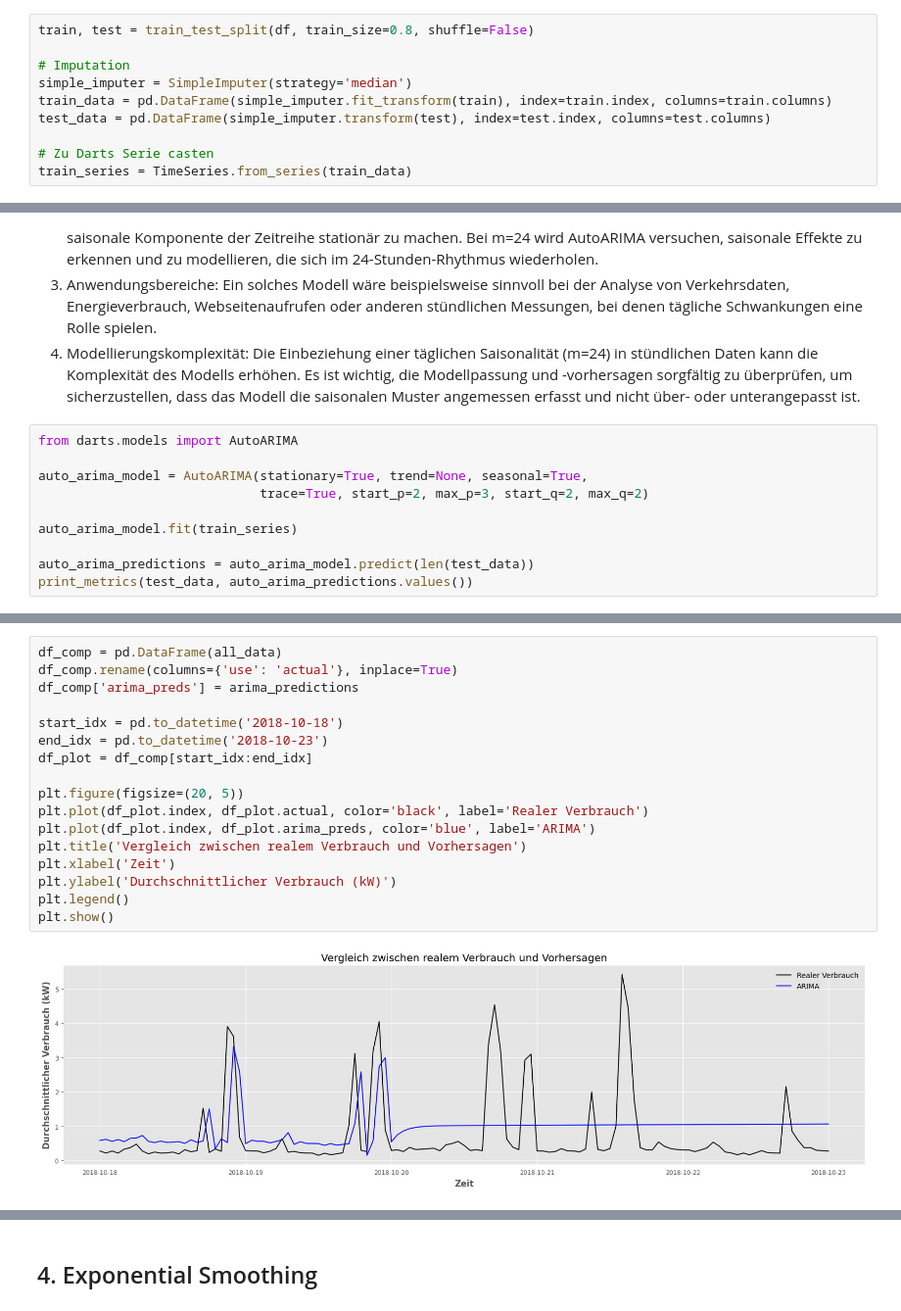
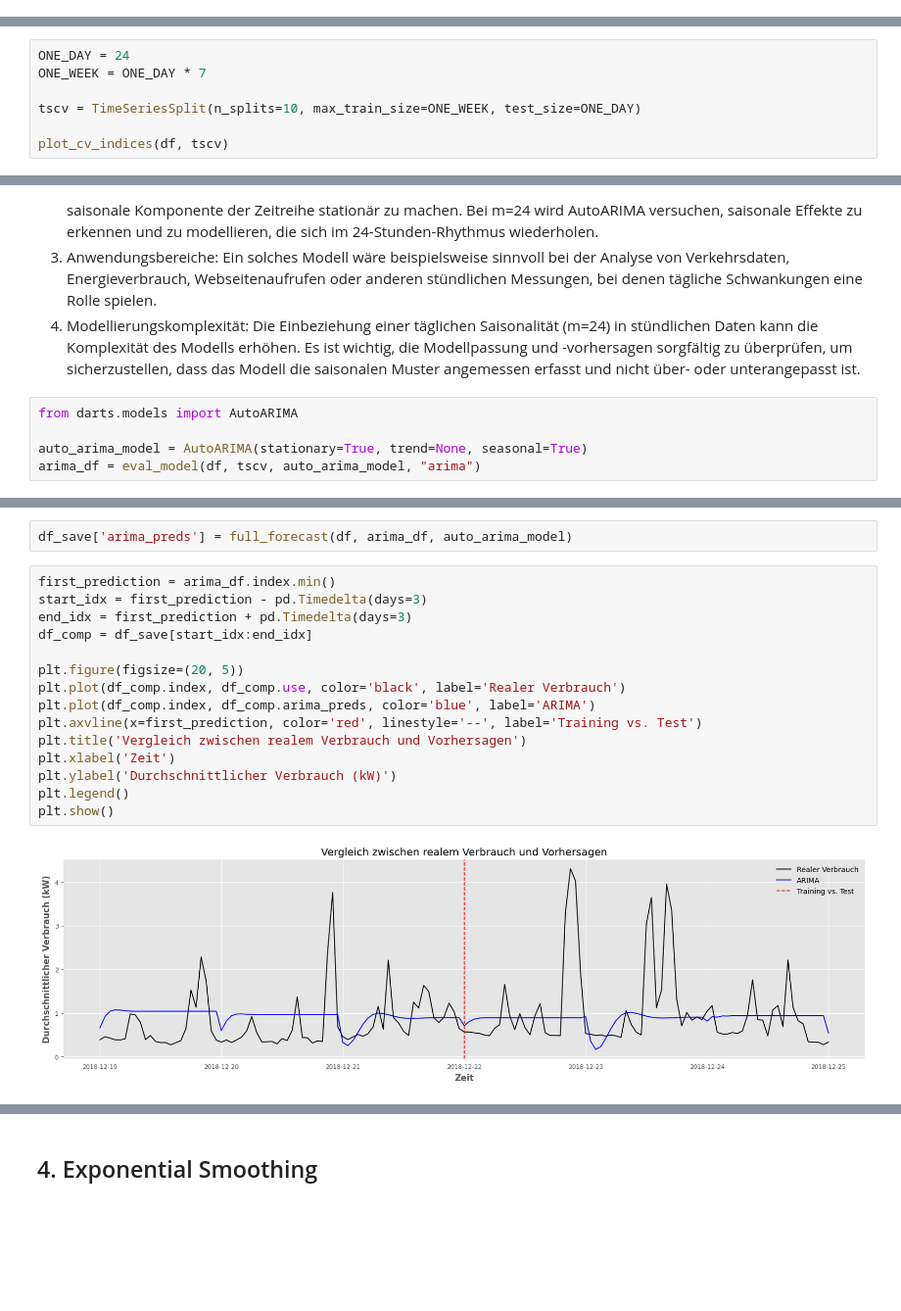
Before and after one commit to philipplandeck/energy-consumption-prediction, a Jupyter notebook: src/03-arima-prediction.ipynb, the cells around one changed output, grey strips where cells are left out. Shown: that part at 98% size. Cells and saved outputs as stored; diff of their text form; blank space fills up the shorter version.

```diff
--- a/src/03-arima-prediction.ipynb
+++ b/src/03-arima-prediction.ipynb
@@ -107,10 +90,0 @@ Die Zeitreihe ist stationär
-# %%
-train, test = train_test_split(df, train_size=0.8, shuffle=False)
-
-# Imputation
-simple_imputer = SimpleImputer(strategy='median')
-train_data = pd.DataFrame(simple_imputer.fit_transform(train), index=train.index, columns=train.columns)
-test_data = pd.DataFrame(simple_imputer.transform(test), index=test.index, columns=test.columns)
-
-# Zu Darts Serie casten
-train_series = TimeSeries.from_series(train_data)
@@ -116,0 +130,7 @@ train_series = TimeSeries.from_series(train_data)
+# %%
+ONE_DAY = 24
+ONE_WEEK = ONE_DAY * 7
+
+tscv = TimeSeriesSplit(n_splits=10, max_train_size=ONE_WEEK, test_size=ONE_DAY)
+
+plot_cv_indices(df, tscv)
@@ -126,11 +269,6 @@ Blog post: https://robjhyndman.com/hyndsight/seasonal-periods/
 # %%
 from darts.models import AutoARIMA
 
-auto_arima_model = AutoARIMA(stationary=True, trend=None, seasonal=True,
-                             trace=True, start_p=2, max_p=3, start_q=2, max_q=2)
-
-auto_arima_model.fit(train_series)
-
-auto_arima_predictions = auto_arima_model.predict(len(test_data))
-print_metrics(test_data, auto_arima_predictions.values())
+auto_arima_model = AutoARIMA(stationary=True, trend=None, seasonal=True)
+arima_df = eval_model(df, tscv, auto_arima_model, "arima")
 # %% [output]
@@ -165,19 +276,19 @@ MAE: 0.61, RMSE: 0.89, MAPE: 749067231036646.2 %
+# %%
+df_save['arima_preds'] = full_forecast(df, arima_df, auto_arima_model)
 # %%
-df_comp = pd.DataFrame(all_data)
-df_comp.rename(columns={'use': 'actual'}, inplace=True)
-df_comp['arima_preds'] = arima_predictions
-
-start_idx = pd.to_datetime('2018-10-18')
-end_idx = pd.to_datetime('2018-10-23')
-df_plot = df_comp[start_idx:end_idx]
+first_prediction = arima_df.index.min()
+start_idx = first_prediction - pd.Timedelta(days=3)
+end_idx = first_prediction + pd.Timedelta(days=3)
+df_comp = df_save[start_idx:end_idx]
 
 plt.figure(figsize=(20, 5))
-plt.plot(df_plot.index, df_plot.actual, color='black', label='Realer Verbrauch')
-plt.plot(df_plot.index, df_plot.arima_preds, color='blue', label='ARIMA')
+plt.plot(df_comp.index, df_comp.use, color='black', label='Realer Verbrauch')
+plt.plot(df_comp.index, df_comp.arima_preds, color='blue', label='ARIMA')
+plt.axvline(x=first_prediction, color='red', linestyle='--', label='Training vs. Test')
 plt.title('Vergleich zwischen realem Verbrauch und Vorhersagen')
 plt.xlabel('Zeit')
 plt.ylabel('Durchschnittlicher Verbrauch (kW)')
 plt.legend()
 plt.show()
 # %% [output]
-[figure, old version]
+[figure, new version]
```
Also changed, not shown: parts of 21 cells of this notebook, 1 other file.
